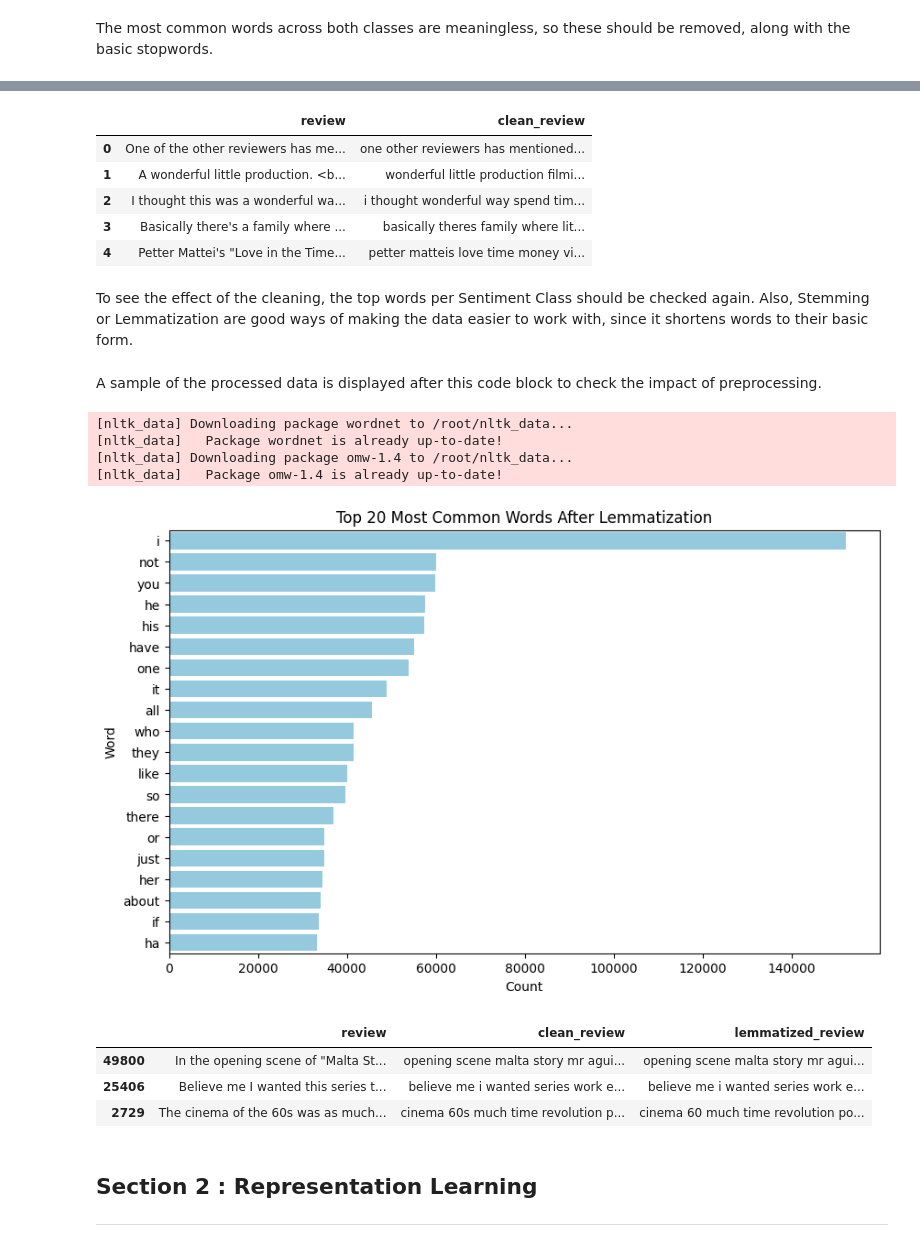
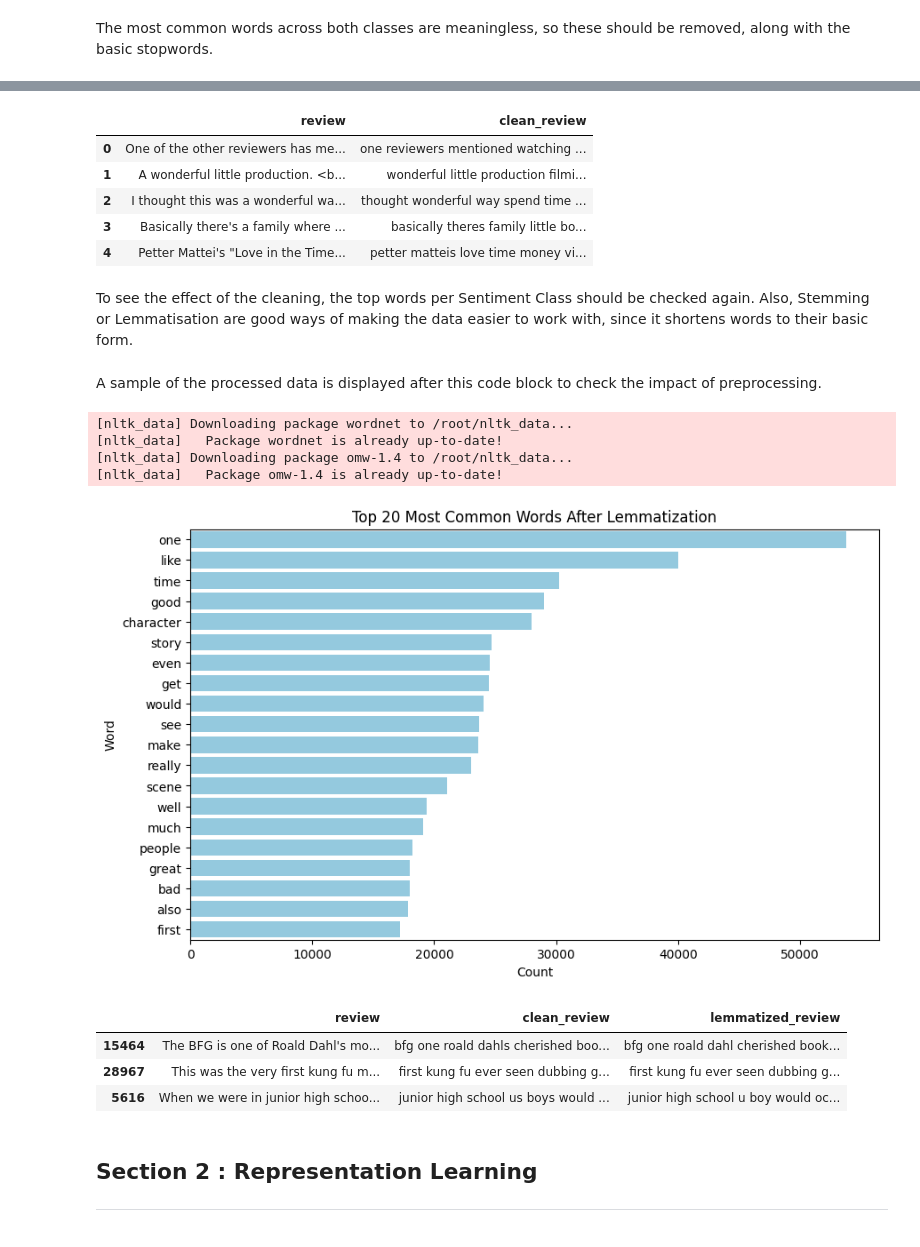
Before and after one commit to aidaovalle/CMM307-AidaOvalle-July2025, a Jupyter notebook: CMM307_AidaOvalle_July.ipynb, the cells around one changed output, grey strips where cells are left out. Drawn from its saved outputs; the diff is of its cells as text; code cells hidden in the pictures.

```diff
--- a/CMM307_AidaOvalle_July.ipynb
+++ b/CMM307_AidaOvalle_July.ipynb
@@ -108,14 +108,15 @@ The most common words across both classes are meaningless, so these should be re
 
 import re
 import string
+import nltk
+
+nltk.download('stopwords')
+
+from nltk.corpus import stopwords
 
 #Stopword list
-basic_stopwords = set([
-    "the", "and", "a", "an", "of", "to", "in", "it", "is", "this", "that",
-    "on", "for", "with", "as", "was", "but", "be", "are", "at", "by", "from"
-])
-custom_stopwords = set(["film", "movie", "films", "movies"])
-all_stopwords = basic_stopwords.union(custom_stopwords)
+custom_stopwords = set(["film", "movie"])
+all_stopwords = set(stopwords.words("english")).union(custom_stopwords)
 
 def clean_text(text):
     text = text.lower()
@@ -134,15 +137,15 @@ df[["review", "clean_review"]].head()
 |  | review | clean_review |
-| 0 | One of the other reviewers has me... | one other reviewers has mentioned... |
+| 0 | One of the other reviewers has me... | one reviewers mentioned watching ... |
 | 1 | A wonderful little production. <b... | wonderful little production filmi... |
-| 2 | I thought this was a wonderful wa... | i thought wonderful way spend tim... |
-| 3 | Basically there's a family where ... | basically theres family where lit... |
+| 2 | I thought this was a wonderful wa... | thought wonderful way spend time ... |
+| 3 | Basically there's a family where ... | basically theres family little bo... |
 | 4 | Petter Mattei's "Love in the Time... | petter matteis love time money vi... |
 # %% [markdown]
-To see the effect of the cleaning, the top words per Sentiment Class should be checked again. Also, Stemming or Lemmatization are good ways of making the data easier to work with, since it shortens words to their basic form.
+To see the effect of the cleaning, the top words per Sentiment Class should be checked again. Also, Stemming or Lemmatisation are good ways of making the data easier to work with, since it shortens words to their basic form.
 # %% [markdown]
 A sample of the processed data is displayed after this code block to check the impact of preprocessing.
 # %%
-#Lemmatization (Makes data more readable than Stemming)
+#Lemmatisation (Makes data more readable than Stemming)
 import nltk
 from nltk.stem import WordNetLemmatizer
 
@@ -151,7 +154,7 @@ nltk.download('omw-1.4')
 
 lemmatizer = WordNetLemmatizer()
 
-# Apply lemmatization
+# Apply lemmatisation
 df["lemmatized_tokens"] = df["clean_tokens"].apply(lambda tokens: [lemmatizer.lemmatize(word) for word in tokens])
 df["lemmatized_review"] = df["lemmatized_tokens"].apply(lambda tokens: " ".join(tokens))
 
@@ -178,11 +181,11 @@ df[["review", "clean_review", "lemmatized_review"]].sample(3)
 [nltk_data]   Package wordnet is already up-to-date!
 [nltk_data] Downloading package omw-1.4 to /root/nltk_data...
 [nltk_data]   Package omw-1.4 is already up-to-date!
-[figure, old version]
+[figure, new version]
 |  | review | clean_review | lemmatized_review |
-| 49800 | In the opening scene of "Malta St... | opening scene malta story mr agui... | opening scene malta story mr agui... |
-| 25406 | Believe me I wanted this series t... | believe me i wanted series work e... | believe me i wanted series work e... |
-| 2729 | The cinema of the 60s was as much... | cinema 60s much time revolution p... | cinema 60 much time revolution po... |
+| 15464 | The BFG is one of Roald Dahl's mo... | bfg one roald dahls cherished boo... | bfg one roald dahl cherished book... |
+| 28967 | This was the very first kung fu m... | first kung fu ever seen dubbing g... | first kung fu ever seen dubbing g... |
+| 5616 | When we were in junior high schoo... | junior high school us boys would ... | junior high school u boy would oc... |
 # %% [markdown]
 ## **Section 2 : Representation Learning**
 
```
Also changed, not shown: parts of 5 cells of this notebook.
